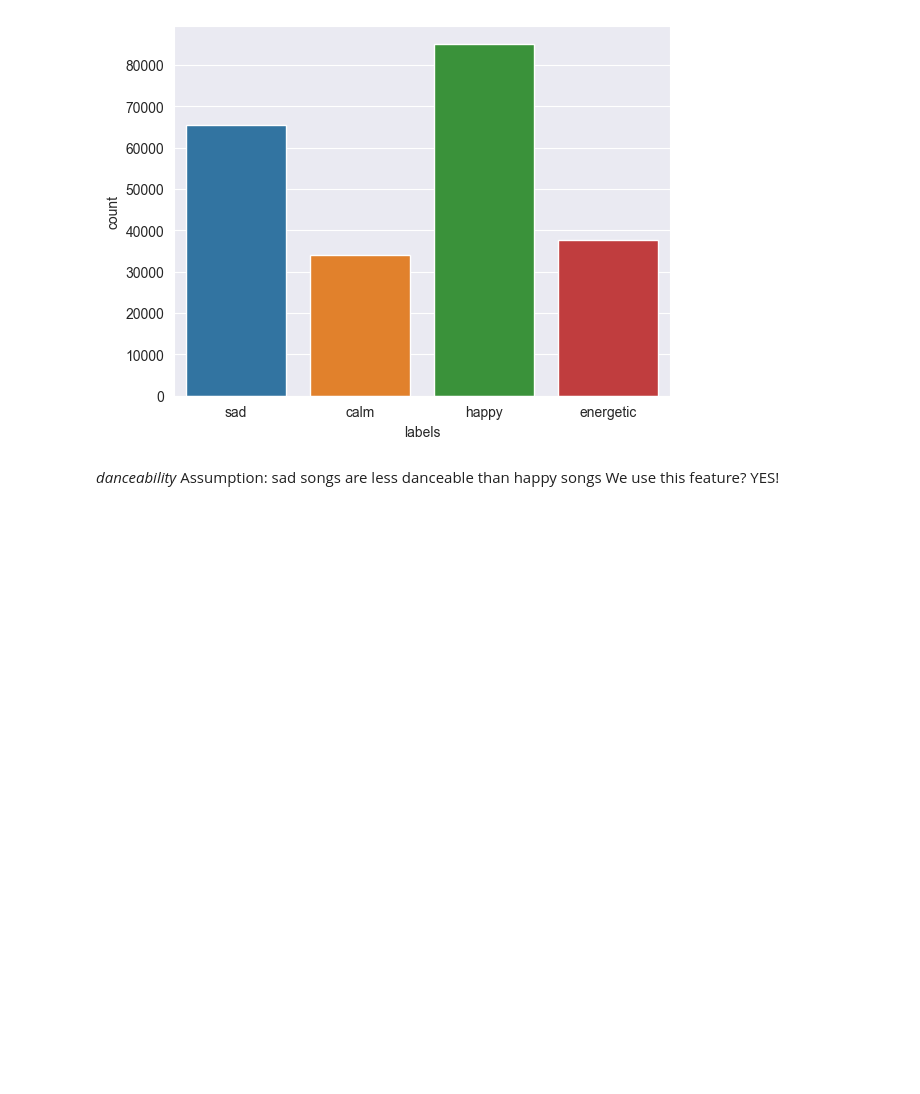
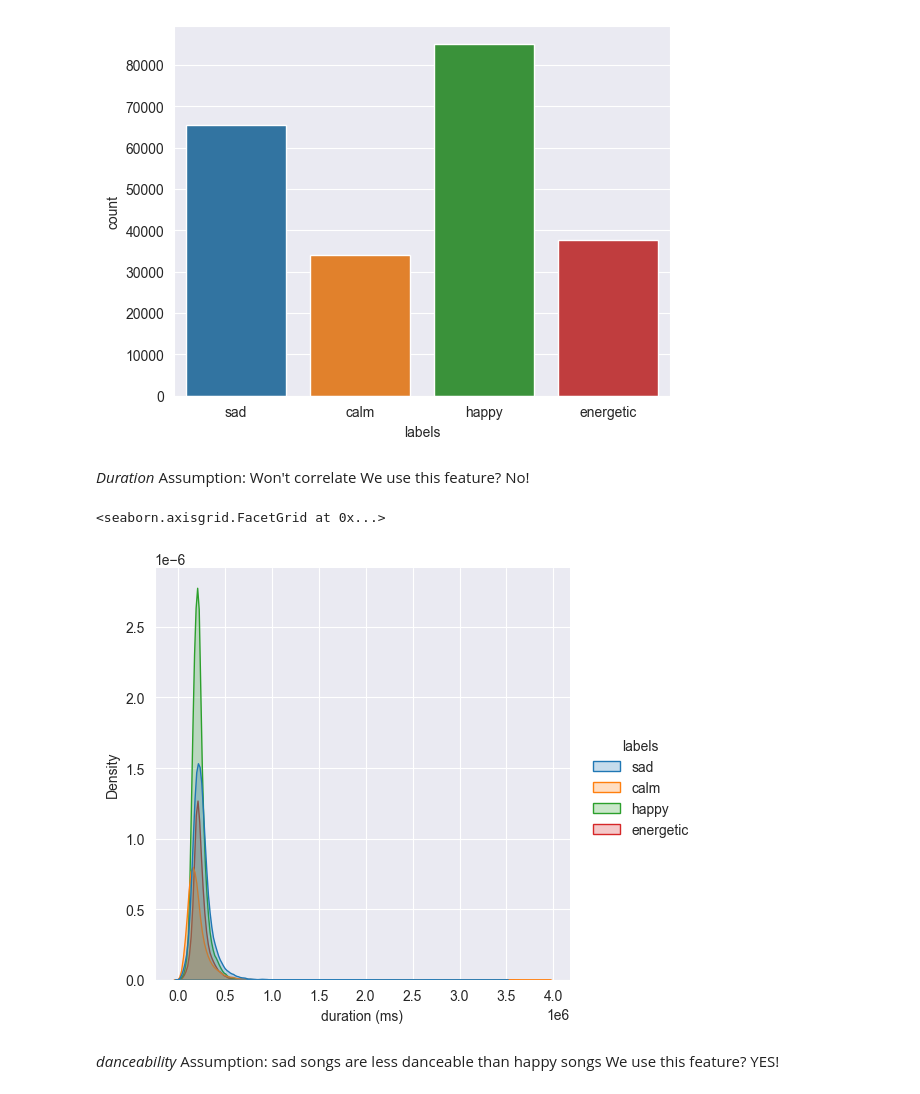
Before and after one commit to mr-perseus/ML-hacking-day, a Jupyter notebook: part-1-data-analysis.ipynb, the cells around one changed output. Drawn from its saved outputs; the diff is of its cells as text; code cells hidden in the pictures; blank space fills up the shorter version.

```diff
--- a/classification.ipynb
+++ b/part-1-data-analysis.ipynb
@@ -109,6 +110,15 @@ sns.countplot(x='labels', data=df_train)
 # %% [output]
 <Axes: xlabel='labels', ylabel='count'>
 [figure]
+# %% [markdown]
+*Duration*
+Assumption: Won't correlate
+We use this feature? No!
+# %%
+sns.displot(df_train, x="duration (ms)", hue="labels", kind="kde", fill=True)
+# %% [output]
+<seaborn.axisgrid.FacetGrid at 0x...>
+[figure, added]
 # %% [markdown]
 *danceability*
 Assumption: sad songs are less danceable than happy songs
```
Also changed, not shown: parts of 5 cells of this notebook, 1 other file.
